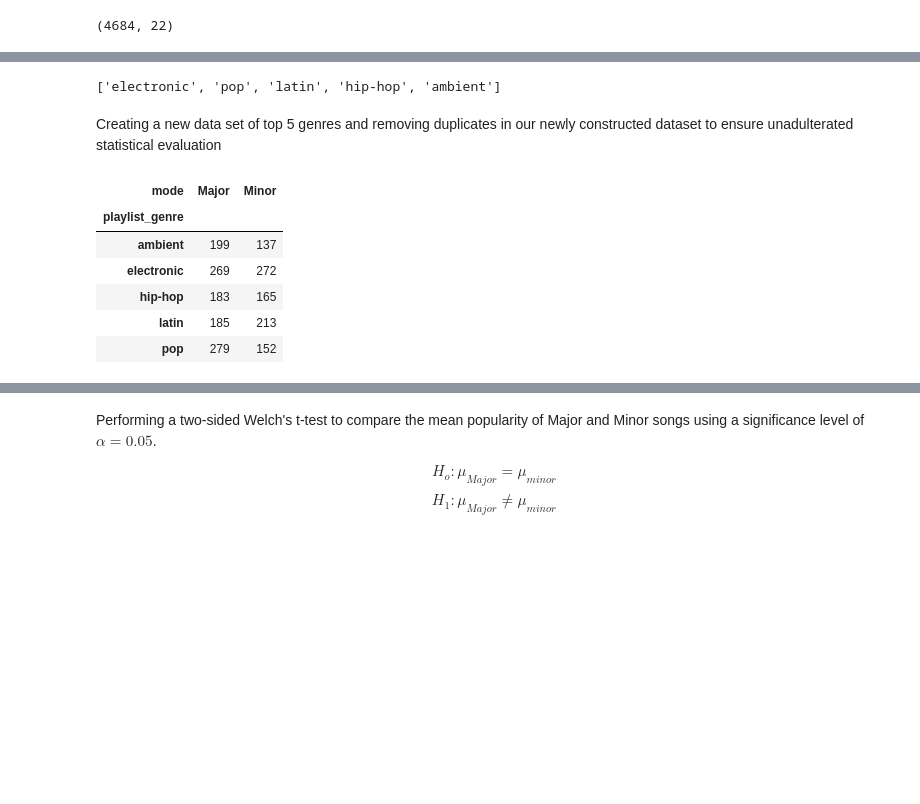
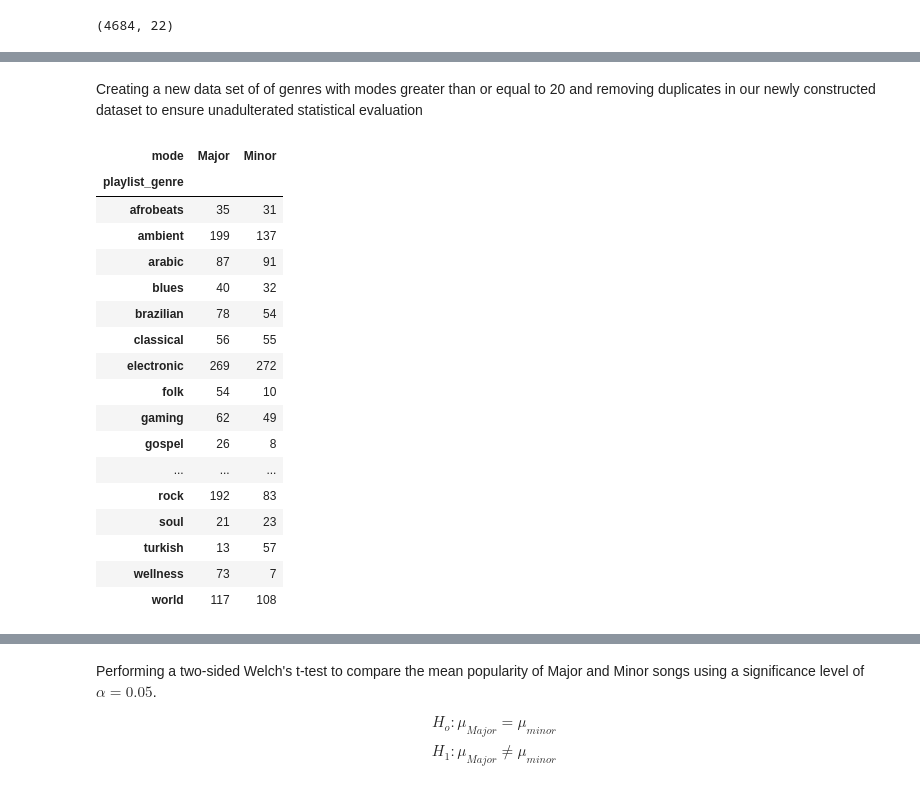
Before and after one commit to tylergarf/CU_STAT5000_Final_Proj, a Jupyter notebook: notebooks/03-Eriks-analysis.ipynb, the cells around one changed output, grey strips where cells are left out. Saved outputs shown, nothing was run; the diff lists cells and outputs as text; code cells hidden in the pictures; blank space fills up the shorter version.

```diff
--- a/notebooks/03-Eriks-analysis.ipynb
+++ b/notebooks/03-Eriks-analysis.ipynb
@@ -28,8 +28,12 @@ Question: Is song popularity associated with musical mode (Major, Minor) within
+# %% [markdown]
+Creating a new data set of of genres with modes greater than or equal to 20 and removing duplicates in our newly constructed dataset to ensure unadulterated statistical evaluation
 # %%
-top_5_genres = spotify_tracks["playlist_genre"].value_counts().head(5).index.tolist()
+genre_mode_counts = pd.crosstab(
+    spotify_tracks['playlist_genre'], spotify_tracks['mode'])
 
-print(top_5_genres)
+eligible_genres = genre_mode_counts[
+    (genre_mode_counts["Major"] >=20) | (genre_mode_counts["Minor"] >=20)].index
+
+eligible_genre_data = spotify_tracks[
+    spotify_tracks['playlist_genre'].isin(eligible_genres)]
+eligible_genre_data = eligible_genre_data.drop_duplicates(subset=["id"])
-# %% [output]
-['electronic', 'pop', 'latin', 'hip-hop', 'ambient']
-# %% [markdown]
-Creating a new data set of top 5 genres and removing duplicates in our newly constructed dataset to ensure unadulterated statistical evaluation
@@ -41,19 +40,30 @@ major_minor_data = top_5_data[top_5_data["mode"].isin(["Major", "Minor"])].copy(
 # %%
 mode_counts = (
-    major_minor_data
+    eligible_genre_data
     .groupby(["playlist_genre", "mode"])
     .size()
     .unstack(fill_value=0)
 )
 
 display(mode_counts)
 # %% [output]
 | mode | Major | Minor |
 | playlist_genre |  |  |
+| afrobeats | 35 | 31 |
 | ambient | 199 | 137 |
+| arabic | 87 | 91 |
+| blues | 40 | 32 |
+| brazilian | 78 | 54 |
+| classical | 56 | 55 |
 | electronic | 269 | 272 |
-| hip-hop | 183 | 165 |
-| latin | 185 | 213 |
-| pop | 279 | 152 |
+| folk | 54 | 10 |
+| gaming | 62 | 49 |
+| gospel | 26 | 8 |
+| ... | ... | ... |
+| rock | 192 | 83 |
+| soul | 21 | 23 |
+| turkish | 13 | 57 |
+| wellness | 73 | 7 |
+| world | 117 | 108 |
 # %%
 mode_summary = (
```
Also changed, not shown: parts of 6 cells of this notebook.
